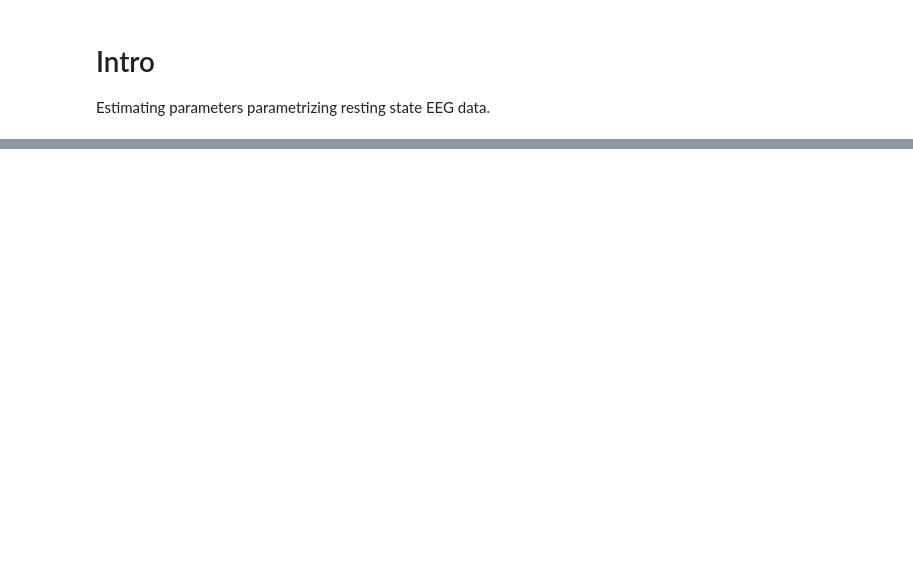
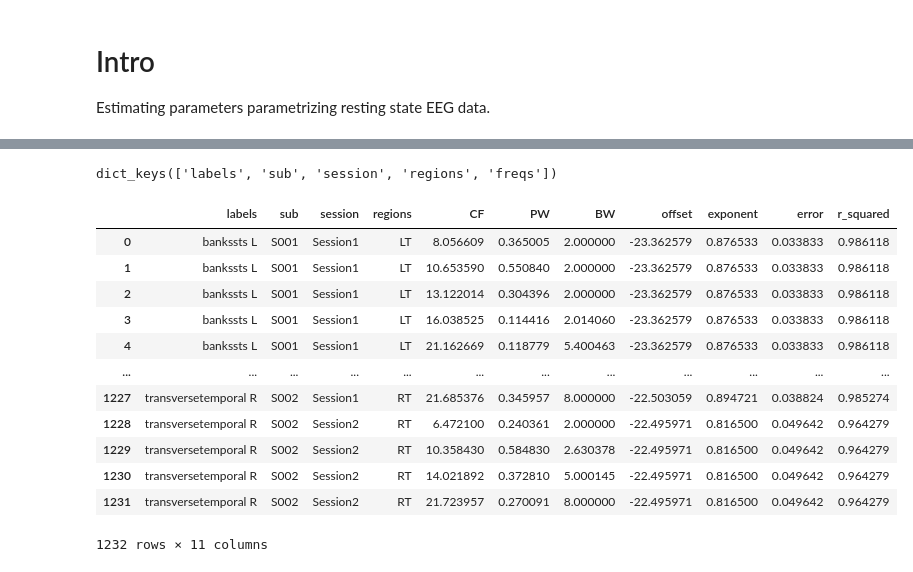
Before and after one commit to danieltomasz/ephys-poirot-analysis, a Jupyter notebook: studies/Pellegrino_MEG_RestingState_aperiodic.ipynb, the cells around one changed output, grey strips where cells are left out. Cells and saved outputs as stored; diff of their text form; code cells hidden in the pictures; blank space fills up the shorter version.

```diff
--- a/studies/Pellegrino_MEG_RestingState_aperiodic.ipynb
+++ b/studies/Pellegrino_MEG_RestingState_aperiodic.ipynb
@@ -299,14 +164,0 @@ IndexError: too many indices
-# %%
-from neurodsp.spectral import compute_spectrum, trim_spectrum
-da = (
-    ds.isel(sub=slice(0, 1))
-    .dropna(dim="iter_number", how="all")
-    .stack(point=["labels", "sub", "session", "iter_number", "trial"])
-    .dropna(dim="point", how="all")
-)
-display(da)
-display(da.shape)
-
-fs = 600
-
-freqs, psd = compute_spectrum(da.values.T, fs, nperseg=4*fs)
@@ -431,0 +203,60 @@ ValueError: operands could not be broadcast together with shapes (10,100) (10,)
+# %%
+xs = q.mean("trial").mean("iter_number")
+display(xs._coords.keys())
+
+# time is to compute fooof now
+# %% [output]
+dict_keys(['labels', 'sub', 'session', 'regions', 'freqs'])
+# %%
+from fooof import FOOOF, FOOOFGroup
+
+
+from poirot.spectrum import fooof2pandas
+
+def specparam_attributes(xs, stacked_cols, fg, freq_range):
+
+    xs = xs.stack(point=stacked_cols).transpose("point", "freqs")
+    # assumption stacked dim is called point
+    freqs = xs.freqs.values
+    spectra = xs.values
+    fg.fit(freqs, spectra, freq_range=freq_range, n_jobs=-1, progress="tqdm")
+    df = fooof2pandas(fg)
+    # get an list of additioanl columns
+    l1 = ["freqs", "point"]
+    l1.extend(stacked_cols)
+    l2 = xs._coords.keys()
+    list_of_columns = list(filter(lambda x: x not in l1, l2))
+    return (
+        pd.DataFrame.from_records(xs.point.values, columns=stacked_cols)
+        .assign(ID=np.arange(len(xs.point.values)))
+        .assign(**{column: xs[column].values for column in list_of_columns})
+        .merge(df, on="ID")
+        .drop(columns=["ID"])
+    )
+
+fg = FOOOFGroup(
+    peak_width_limits=[2, 8],
+    min_peak_height=0.1,
+    max_n_peaks=6,
+)
+
+freq_range = [2, 48]
+
+stacked_cols = ['labels','sub','session']
+#xd = xs.stack(point=stacked_cols).transpose("point", "frequency")
+df = specparam_attributes(xs, stacked_cols, fg, freq_range)
+display(df)
+# %% [output]
+|  | labels | sub | session | regions | CF | PW | BW | offset | exponent | error | r_squared |
+| 0 | bankssts L | S001 | Session1 | LT | 8.056609 | 0.365005 | 2.000000 | -23.362579 | 0.876533 | 0.033833 | 0.986118 |
+| 1 | bankssts L | S001 | Session1 | LT | 10.653590 | 0.550840 | 2.000000 | -23.362579 | 0.876533 | 0.033833 | 0.986118 |
+| 2 | bankssts L | S001 | Session1 | LT | 13.122014 | 0.304396 | 2.000000 | -23.362579 | 0.876533 | 0.033833 | 0.986118 |
+| 3 | bankssts L | S001 | Session1 | LT | 16.038525 | 0.114416 | 2.014060 | -23.362579 | 0.876533 | 0.033833 | 0.986118 |
+| 4 | bankssts L | S001 | Session1 | LT | 21.162669 | 0.118779 | 5.400463 | -23.362579 | 0.876533 | 0.033833 | 0.986118 |
+| ... | ... | ... | ... | ... | ... | ... | ... | ... | ... | ... | ... |
+| 1227 | transversetemporal R | S002 | Session1 | RT | 21.685376 | 0.345957 | 8.000000 | -22.503059 | 0.894721 | 0.038824 | 0.985274 |
+| 1228 | transversetemporal R | S002 | Session2 | RT | 6.472100 | 0.240361 | 2.000000 | -22.495971 | 0.816500 | 0.049642 | 0.964279 |
+| 1229 | transversetemporal R | S002 | Session2 | RT | 10.358430 | 0.584830 | 2.630378 | -22.495971 | 0.816500 | 0.049642 | 0.964279 |
+| 1230 | transversetemporal R | S002 | Session2 | RT | 14.021892 | 0.372810 | 5.000145 | -22.495971 | 0.816500 | 0.049642 | 0.964279 |
+| 1231 | transversetemporal R | S002 | Session2 | RT | 21.723957 | 0.270091 | 8.000000 | -22.495971 | 0.816500 | 0.049642 | 0.964279 |
+1232 rows × 11 columns
```
Also changed, not shown: parts of 21 cells of this notebook.
